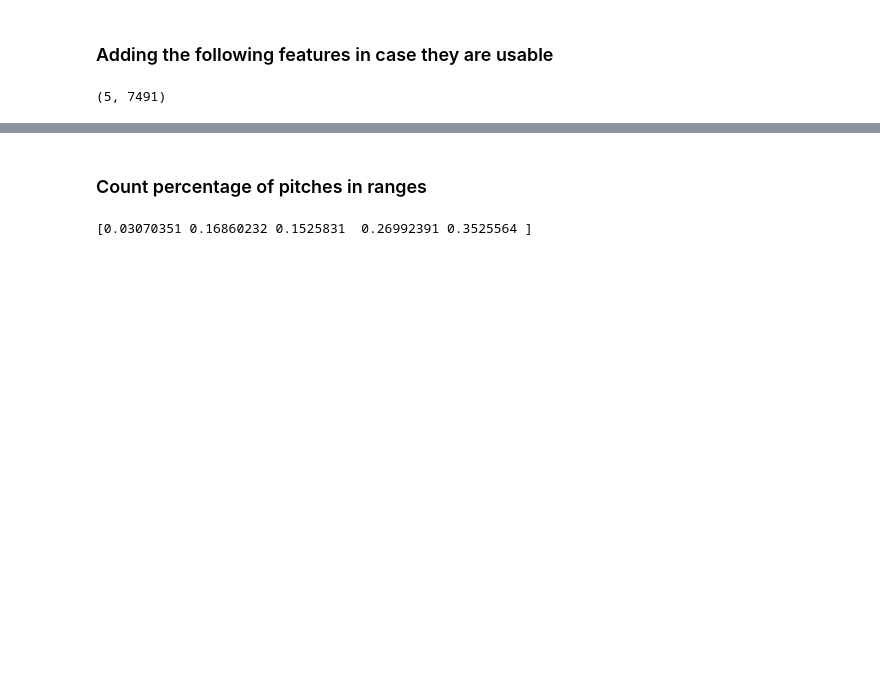
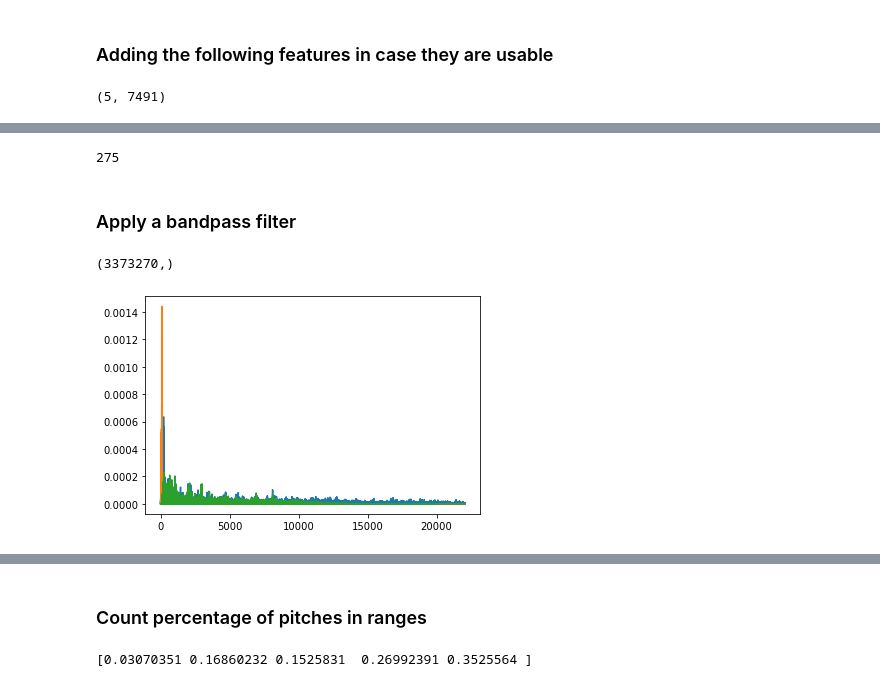
Before and after one commit to VedantKalbag/drum-style-identification, a Jupyter notebook: DrumClass.ipynb, the cells around one changed output, grey strips where cells are left out. Saved outputs shown, nothing was run; the diff lists cells and outputs as text; code cells hidden in the pictures; blank space fills up the shorter version.

```diff
--- a/DrumClass.ipynb
+++ b/DrumClass.ipynb
@@ -179,0 +213,44 @@ plt.plot(pitches[1][300:500],pitches[0][300:500])
+# %%
+mypeaks,_ = scipy.signal.find_peaks(gradientpower, height = 20)
+#height requirement to get total drum hits to about 500 which is about number of drum hits present
+print(mypeaks.size)
+# %% [output]
+275
+# %% [markdown]
+### Apply a bandpass filter
+# %%
+def butter_bandpass(lowcut, highcut, fs, order):
+    nyq = 0.5 * fs
+    low = lowcut / nyq
+    high = highcut / nyq
+    b, a = butter(order, [low, high], btype='band')
+    return b, a
+
+
+def butter_bandpass_filter(data, lowcut, highcut, fs, order):
+    b, a = butter_bandpass(lowcut, highcut, fs, order=order)
+    y = lfilter(b, a, data)
+    return y
+# %%
+bandpassx = butter_bandpass_filter(audio[:,1], 50, 100, samplerate, 3)
+print(bandpassx.shape)
+# %% [output]
+(3373270,)
+# %%
+def plotfft(amplitude, fs):
+    fourierTransform = np.fft.fft(amplitude)/len(amplitude)           # Normalize amplitude
+    fourierTransform = fourierTransform[range(int(len(amplitude)/2))] # Exclude sampling frequency
+
+    tpCount     = len(amplitude)
+    values      = np.arange(int(tpCount/2))
+    timePeriod  = tpCount/fs
+    frequencies = values/timePeriod
+
+    plt.plot(frequencies, abs(fourierTransform))
+# %%
+plotfft(audio[:,0],samplerate)
+plotfft(bandpassx,samplerate)
+bandpassx2 = butter_bandpass_filter(audio[:,1], 300, 10000, samplerate, 3)
+plotfft(bandpassx2,samplerate)
+# %% [output]
+[figure, added]
```
Also changed, not shown: parts of 17 cells of this notebook.
